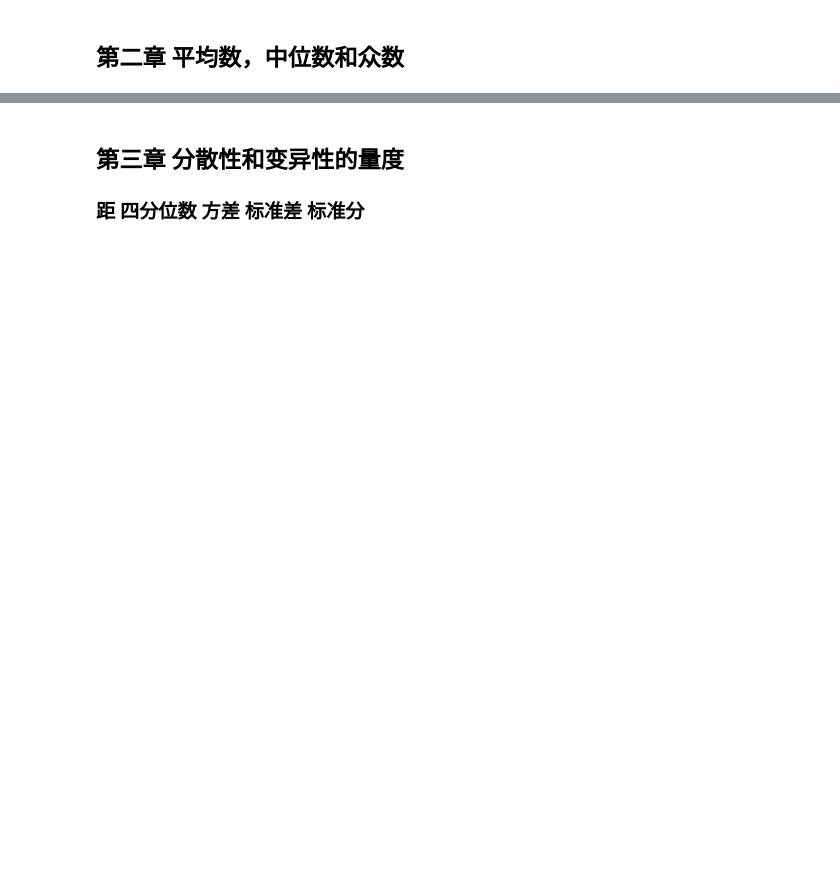
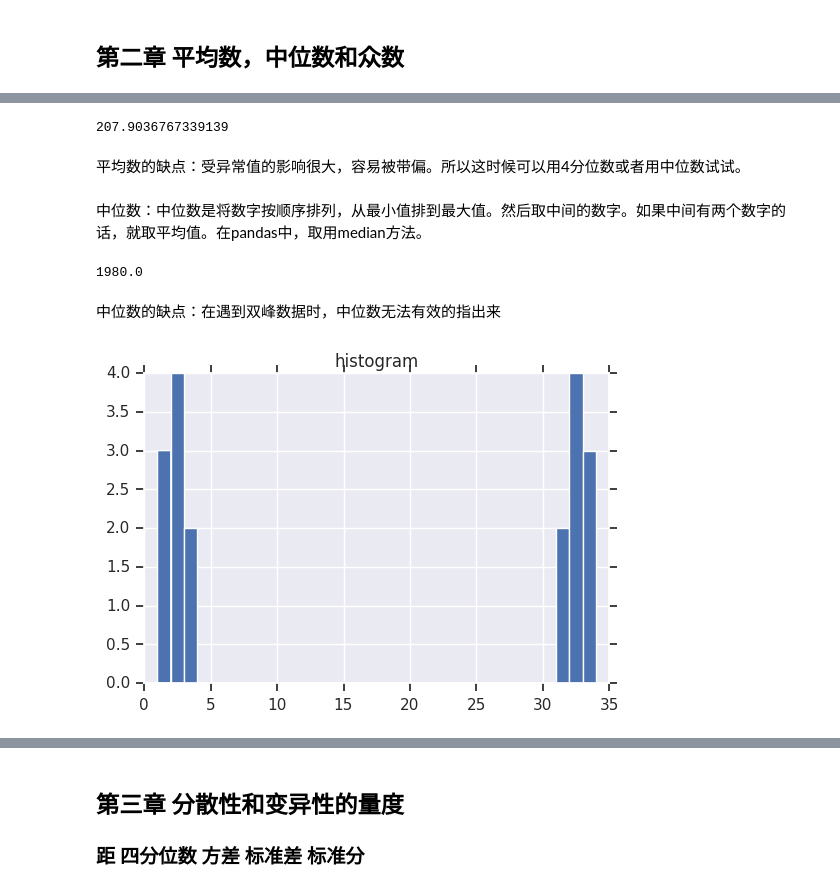
Before and after one commit to Shallwim/learningnote, a Jupyter notebook: statistics.ipynb, the cells around one changed output, grey strips where cells are left out. Cells and saved outputs as stored; diff of their text form; code cells hidden in the pictures; blank space fills up the shorter version.

```diff
--- a/statistics.ipynb
+++ b/statistics.ipynb
@@ -230,13 +224,0 @@ plt.show()
-# %%
-N_points = 100000
-n_bins = 20
-
-# Generate a normal distribution, center at x=0 and y=5
-x = np.random.randn(N_points)
-y = .4 * x + np.random.randn(100000) + 5
-
-fig, axs = plt.subplots(1, 2, sharey=True, tight_layout=True)
-
-# We can set the number of bins with the `bins` kwarg
-axs[0].hist(x, bins=n_bins)
-axs[1].hist(y, bins=n_bins)
@@ -265,0 +231,22 @@ plt.show()
+# %%
+df['profit'].mean()
+# %% [output]
+207.9036767339139
+# %% [markdown]
+平均数的缺点：受异常值的影响很大，容易被带偏。所以这时候可以用4分位数或者用中位数试试。
+# %% [markdown]
+中位数：中位数是将数字按顺序排列，从最小值排到最大值。然后取中间的数字。如果中间有两个数字的话，就取平均值。在pandas中，取用median方法。
+# %%
+df['year'].median()
+# %% [output]
+1980.0
+# %% [markdown]
+中位数的缺点：在遇到双峰数据时，中位数无法有效的指出来
+# %%
+
+a = np.array([1,1,1,2,2,2,2,3,3,31,31,32,32,32,32,33,33,33])
+plt.hist(a,bins=[x for x in range(1,35)])
+plt.title("histogram")
+plt.show()
+# %% [output]
+[figure, added]
```
Also changed, not shown: parts of 28 cells of this notebook, 1 other file.
